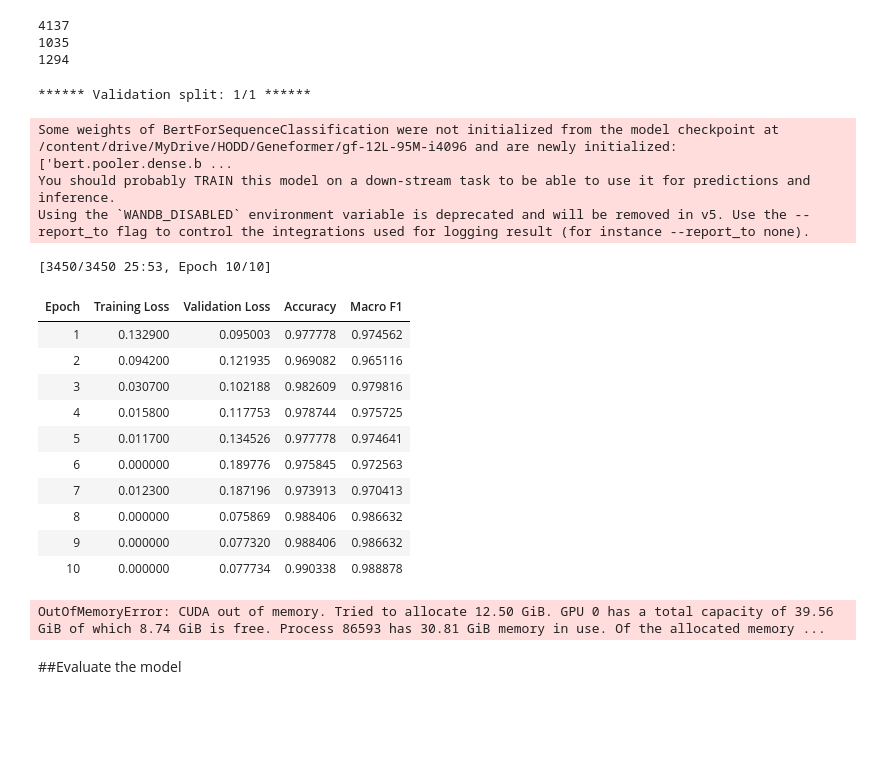
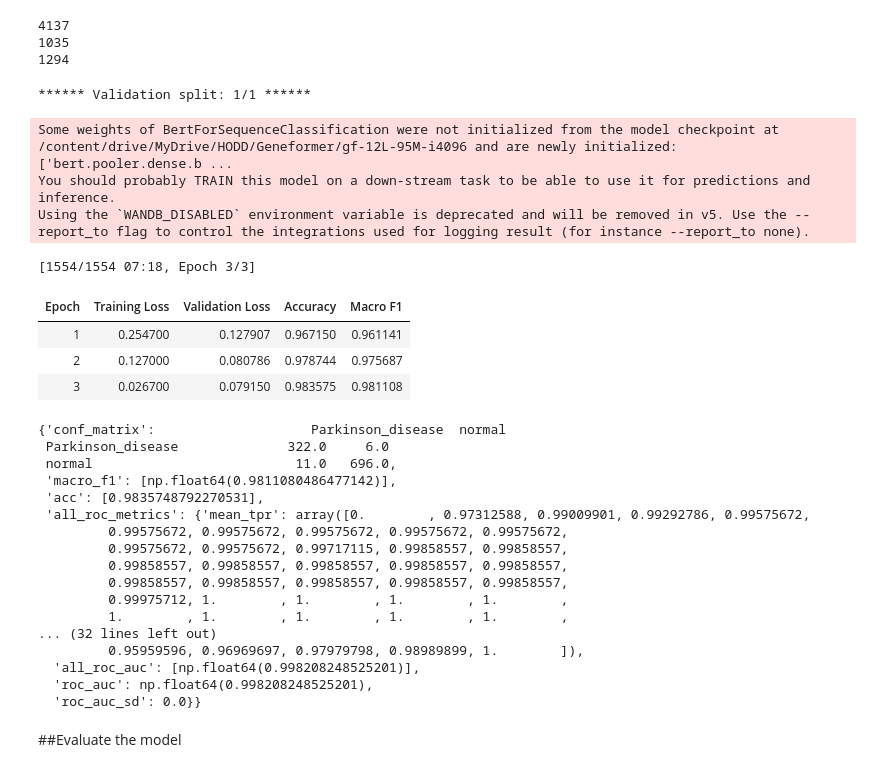
Before and after one commit to sean-otoole/HODD, a Jupyter notebook: PDTx_pipeline/PDTx_03_FineTuning_DA.ipynb, the cells around one changed output. Cells and saved outputs as stored; diff of their text form; code cells hidden in the pictures; blank space fills up the shorter version.

Commit message:
model is trained and very accurate

```diff
--- a/PDTx_pipeline/PDTx_03_FineTuning_DA.ipynb
+++ b/PDTx_pipeline/PDTx_03_FineTuning_DA.ipynb
@@ -115,7 +115,7 @@ training_args = {
     "lr_scheduler_type": "linear",              # 🔄 More common for fine-tuning
     "warmup_steps": 500,                        # 🔽 Less warmup to start learning sooner (adjust if your dataset is large)
     "weight_decay": 0.01,                       # 🔽 Lower this to reduce over-regularization
-    "per_device_train_batch_size": 16,          # 🔼 If you can fit it in memory
+    "per_device_train_batch_size": 8,          # 🔼 If you can fit it in memory
     "seed": 73,
     "bf16": True,                               # ✅ keep bf16
     "evaluation_strategy": "epoch",             # 🧪 Evaluate after every epoch (recommended)
@@ -211,39 +191,50 @@ cc.prepare_data(input_data_file=park_data_with_id_path,
 # %%
 import torch
 torch.cuda.empty_cache()
 
 train_valid_id_split_dict = {"attr_key": "id",
                             "train": train_ids,
                             "eval": eval_ids}
 
 os.environ["WANDB_DISABLED"] = "true"
 
 # fine tune the model
 all_metrics = cc.validate(model_directory=geneformer_directory,
                           prepared_input_data_file=f"{data_directory}/{output_prefix}_labeled_train.dataset",
                           id_class_dict_file=f"{data_directory}/{output_prefix}_id_class_dict.pkl",
                           output_directory=output_dir,
                           output_prefix=output_prefix,
-                          split_id_dict=train_valid_id_split_dict,
-                          n_hyperopt_trials=100)
+                          split_id_dict=train_valid_id_split_dict)
                           # to optimize hyperparameters, set n_hyperopt_trials=100 (or alternative desired # of trials)
 # %% [output]
 ****** Validation split: 1/1 ******
 Some weights of BertForSequenceClassification were not initialized from the model checkpoint at /content/drive/MyDrive/HODD/Geneformer/gf-12L-95M-i4096 and are newly initialized: ['bert.pooler.dense.b ...
 You should probably TRAIN this model on a down-stream task to be able to use it for predictions and inference.
 Using the `WANDB_DISABLED` environment variable is deprecated and will be removed in v5. Use the --report_to flag to control the integrations used for logging result (for instance --report_to none).
-[3450/3450 25:53, Epoch 10/10]
+[1554/1554 07:18, Epoch 3/3]
 | Epoch | Training Loss | Validation Loss | Accuracy | Macro F1 |
-| 1 | 0.132900 | 0.095003 | 0.977778 | 0.974562 |
-| 2 | 0.094200 | 0.121935 | 0.969082 | 0.965116 |
-| 3 | 0.030700 | 0.102188 | 0.982609 | 0.979816 |
-| 4 | 0.015800 | 0.117753 | 0.978744 | 0.975725 |
-| 5 | 0.011700 | 0.134526 | 0.977778 | 0.974641 |
-| 6 | 0.000000 | 0.189776 | 0.975845 | 0.972563 |
-| 7 | 0.012300 | 0.187196 | 0.973913 | 0.970413 |
-| 8 | 0.000000 | 0.075869 | 0.988406 | 0.986632 |
-| 9 | 0.000000 | 0.077320 | 0.988406 | 0.986632 |
-| 10 | 0.000000 | 0.077734 | 0.990338 | 0.988878 |
+| 1 | 0.254700 | 0.127907 | 0.967150 | 0.961141 |
+| 2 | 0.127000 | 0.080786 | 0.978744 | 0.975687 |
+| 3 | 0.026700 | 0.079150 | 0.983575 | 0.981108 |
-OutOfMemoryError: CUDA out of memory. Tried to allocate 12.50 GiB. GPU 0 has a total capacity of 39.56 GiB of which 8.74 GiB is free. Process 86593 has 30.81 GiB memory in use. Of the allocated memory ...
+# %%
+all_metrics
+# %% [output]
+{'conf_matrix':                    Parkinson_disease  normal
+ Parkinson_disease              322.0     6.0
+ normal                          11.0   696.0,
+ 'macro_f1': [np.float64(0.9811080486477142)],
+ 'acc': [0.9835748792270531],
+ 'all_roc_metrics': {'mean_tpr': array([0.        , 0.97312588, 0.99009901, 0.99292786, 0.99575672,
+         0.99575672, 0.99575672, 0.99575672, 0.99575672, 0.99575672,
+         0.99575672, 0.99575672, 0.99717115, 0.99858557, 0.99858557,
+         0.99858557, 0.99858557, 0.99858557, 0.99858557, 0.99858557,
+         0.99858557, 0.99858557, 0.99858557, 0.99858557, 0.99858557,
+         0.99975712, 1.        , 1.        , 1.        , 1.        ,
+         1.        , 1.        , 1.        , 1.        , 1.        ,
+... (32 lines left out)
+         0.95959596, 0.96969697, 0.97979798, 0.98989899, 1.        ]),
+  'all_roc_auc': [np.float64(0.998208248525201)],
+  'roc_auc': np.float64(0.998208248525201),
+  'roc_auc_sd': 0.0}}
 # %% [markdown]
 ##Evaluate the model
```
Also changed, not shown: parts of 31 cells of this notebook.
